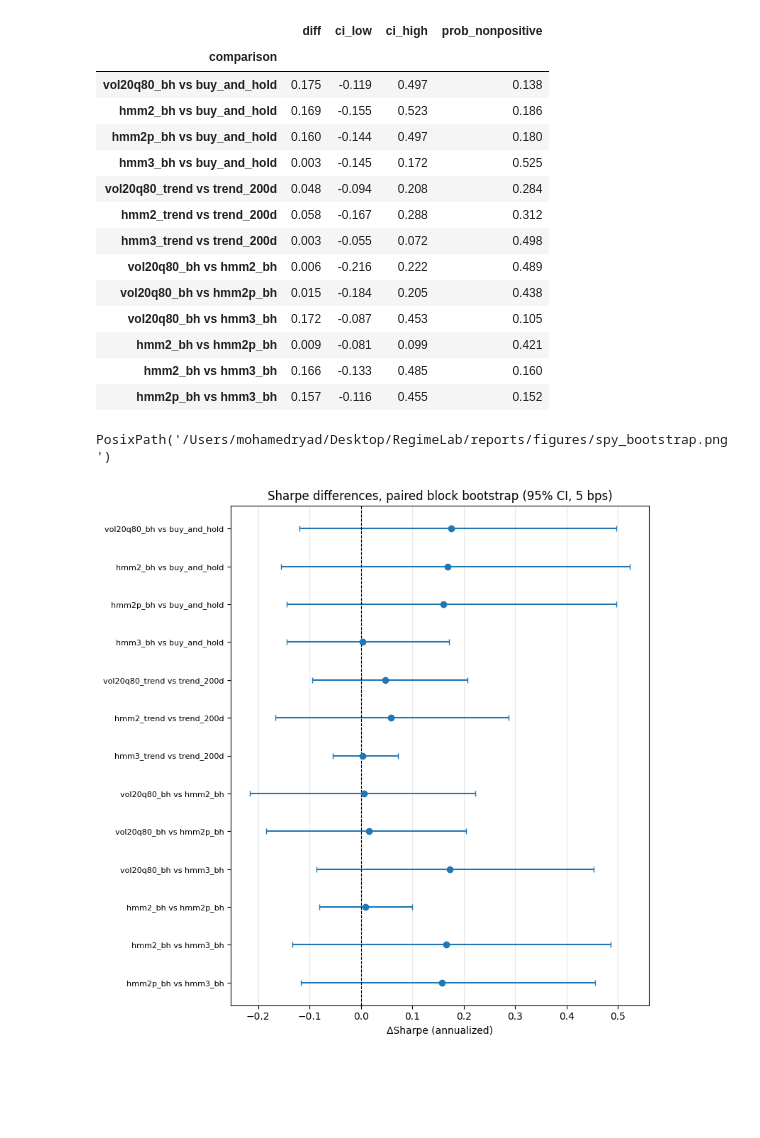
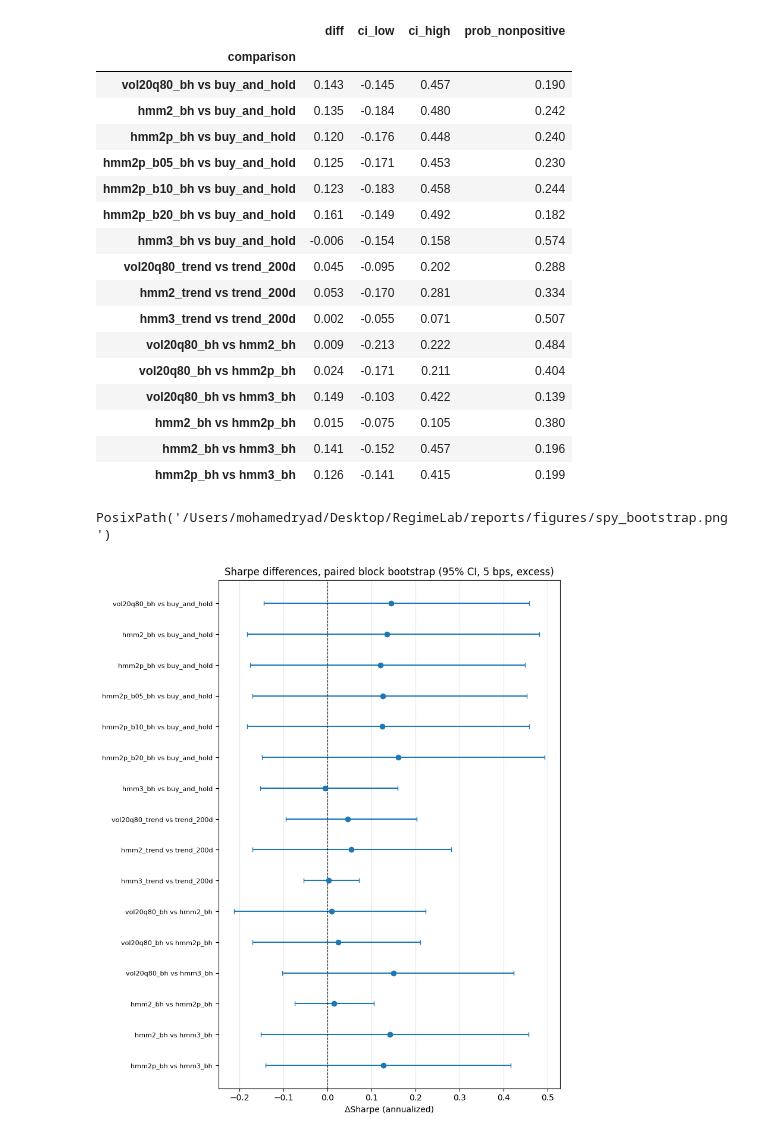
Before and after one commit to mohamedryadi-creator/RegimeLab, a Jupyter notebook: notebooks/03_robustness.ipynb, the cells around one changed output. Drawn from its saved outputs; the diff is of its cells as text; code cells hidden in the pictures; blank space fills up the shorter version.

```diff
--- a/notebooks/03_robustness.ipynb
+++ b/notebooks/03_robustness.ipynb
@@ -17,26 +17,32 @@ OUT = ROOT / "experiments" / "outputs" / "comparison_spy"
 boot = pd.read_csv(OUT / "bootstrap_sharpe_diffs.csv", index_col=0)
 sens = pd.read_csv(OUT / "vol_gate_sensitivity.csv")
 sub = pd.read_csv(OUT / "subperiod_metrics.csv")
+blocks = pd.read_csv(OUT / "bootstrap_blocklen_sensitivity.csv")
+wf = pd.read_csv(OUT / "walkforward_sensitivity.csv")
+summary = pd.read_csv(OUT / "summary.csv", index_col=0)
 boot[["diff", "ci_low", "ci_high", "prob_nonpositive"]].round(3)
 # %% [output]
 |  | diff | ci_low | ci_high | prob_nonpositive |
 | comparison |  |  |  |  |
-| vol20q80_bh vs buy_and_hold | 0.175 | -0.119 | 0.497 | 0.138 |
-| hmm2_bh vs buy_and_hold | 0.169 | -0.155 | 0.523 | 0.186 |
-| hmm2p_bh vs buy_and_hold | 0.160 | -0.144 | 0.497 | 0.180 |
-| hmm3_bh vs buy_and_hold | 0.003 | -0.145 | 0.172 | 0.525 |
-| vol20q80_trend vs trend_200d | 0.048 | -0.094 | 0.208 | 0.284 |
-| hmm2_trend vs trend_200d | 0.058 | -0.167 | 0.288 | 0.312 |
-| hmm3_trend vs trend_200d | 0.003 | -0.055 | 0.072 | 0.498 |
-| vol20q80_bh vs hmm2_bh | 0.006 | -0.216 | 0.222 | 0.489 |
-| vol20q80_bh vs hmm2p_bh | 0.015 | -0.184 | 0.205 | 0.438 |
-| vol20q80_bh vs hmm3_bh | 0.172 | -0.087 | 0.453 | 0.105 |
-| hmm2_bh vs hmm2p_bh | 0.009 | -0.081 | 0.099 | 0.421 |
-| hmm2_bh vs hmm3_bh | 0.166 | -0.133 | 0.485 | 0.160 |
-| hmm2p_bh vs hmm3_bh | 0.157 | -0.116 | 0.455 | 0.152 |
+| vol20q80_bh vs buy_and_hold | 0.143 | -0.145 | 0.457 | 0.190 |
+| hmm2_bh vs buy_and_hold | 0.135 | -0.184 | 0.480 | 0.242 |
+| hmm2p_bh vs buy_and_hold | 0.120 | -0.176 | 0.448 | 0.240 |
+| hmm2p_b05_bh vs buy_and_hold | 0.125 | -0.171 | 0.453 | 0.230 |
+| hmm2p_b10_bh vs buy_and_hold | 0.123 | -0.183 | 0.458 | 0.244 |
+| hmm2p_b20_bh vs buy_and_hold | 0.161 | -0.149 | 0.492 | 0.182 |
+| hmm3_bh vs buy_and_hold | -0.006 | -0.154 | 0.158 | 0.574 |
+| vol20q80_trend vs trend_200d | 0.045 | -0.095 | 0.202 | 0.288 |
+| hmm2_trend vs trend_200d | 0.053 | -0.170 | 0.281 | 0.334 |
+| hmm3_trend vs trend_200d | 0.002 | -0.055 | 0.071 | 0.507 |
+| vol20q80_bh vs hmm2_bh | 0.009 | -0.213 | 0.222 | 0.484 |
+| vol20q80_bh vs hmm2p_bh | 0.024 | -0.171 | 0.211 | 0.404 |
+| vol20q80_bh vs hmm3_bh | 0.149 | -0.103 | 0.422 | 0.139 |
+| hmm2_bh vs hmm2p_bh | 0.015 | -0.075 | 0.105 | 0.380 |
+| hmm2_bh vs hmm3_bh | 0.141 | -0.152 | 0.457 | 0.196 |
+| hmm2p_bh vs hmm3_bh | 0.126 | -0.141 | 0.415 | 0.199 |
 # %%
-fig = plotting.bootstrap_forest(boot, title="Sharpe differences, paired block bootstrap (95% CI, 5 bps)")
+fig = plotting.bootstrap_forest(boot, title="Sharpe differences, paired block bootstrap (95% CI, 5 bps, excess)")
 plotting.save_figure(fig, FIG / "spy_bootstrap.png")
 # %% [output]
 PosixPath('/Users/mohamedryad/Desktop/RegimeLab/reports/figures/spy_bootstrap.png')
-[figure, old version]
+[figure, new version]
```
Also changed, not shown: parts of 7 cells of this notebook, 30 other files.
